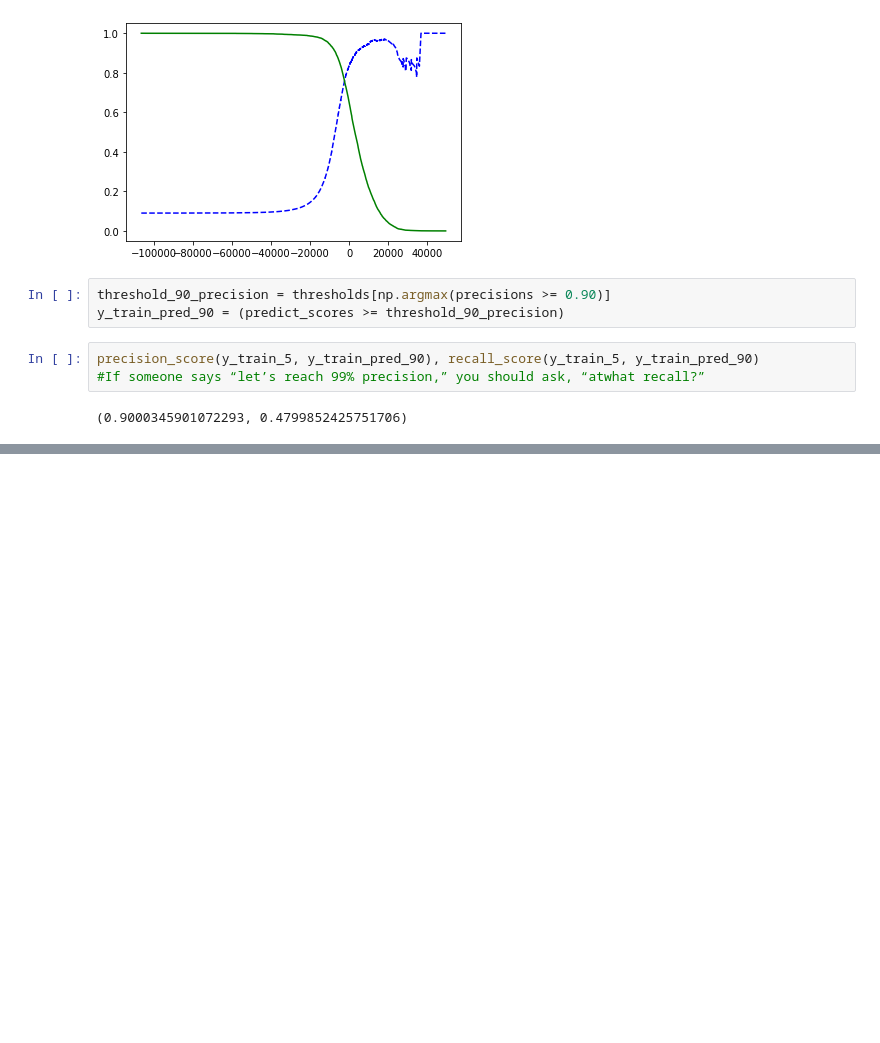
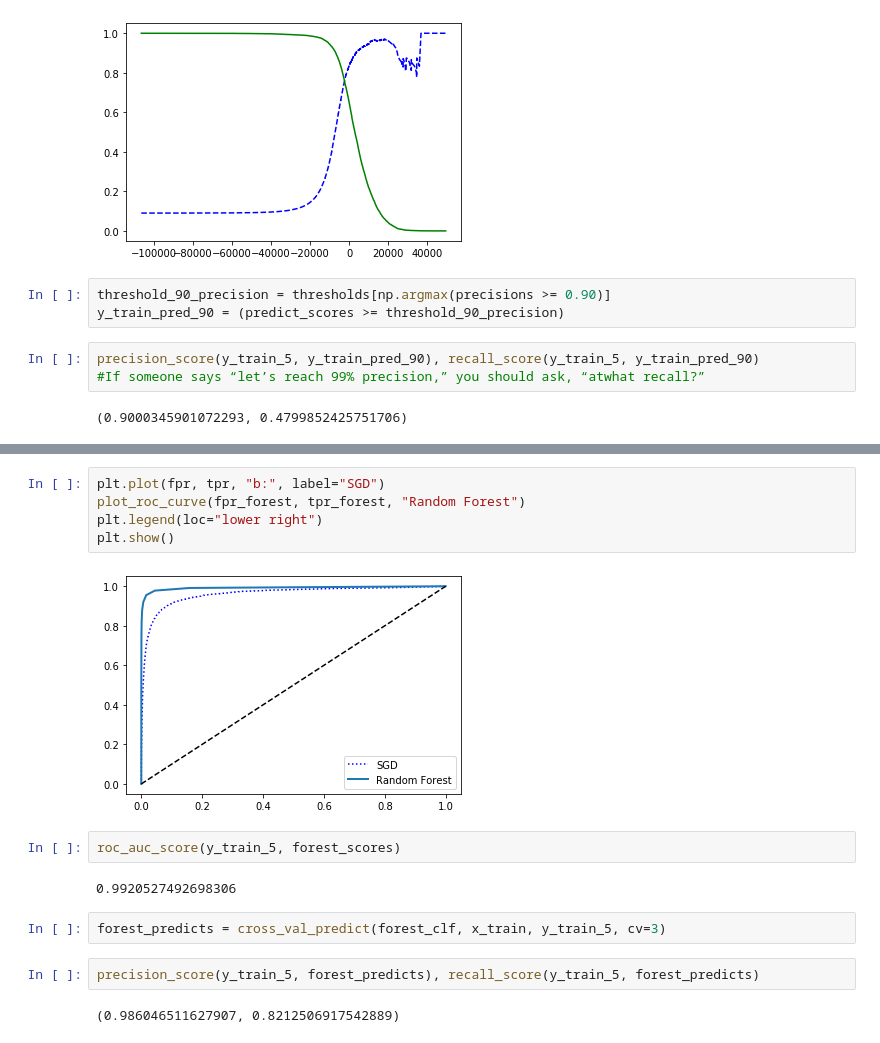
Before and after one commit to VladiGGeorgiev/ml-playground, a Jupyter notebook: ml/classification_mnist.ipynb, the cells around one changed output, grey strips where cells are left out. Saved outputs shown, nothing was run; the diff lists cells and outputs as text; blank space fills up the shorter version.

```diff
--- a/ml/classification_mnist.ipynb
+++ b/ml/classification_mnist.ipynb
@@ -114,0 +148,17 @@ precision_score(y_train_5, y_train_pred_90), recall_score(y_train_5, y_train_pre
+# %%
+plt.plot(fpr, tpr, "b:", label="SGD")
+plot_roc_curve(fpr_forest, tpr_forest, "Random Forest")
+plt.legend(loc="lower right")
+plt.show()
+# %% [output]
+[figure, added]
+# %%
+roc_auc_score(y_train_5, forest_scores)
+# %% [output]
+0.9920527492698306
+# %%
+forest_predicts = cross_val_predict(forest_clf, x_train, y_train_5, cv=3)
+# %%
+precision_score(y_train_5, forest_predicts), recall_score(y_train_5, forest_predicts)
+# %% [output]
+(0.986046511627907, 0.8212506917542889)
```
Also changed, not shown: parts of 10 cells of this notebook.
